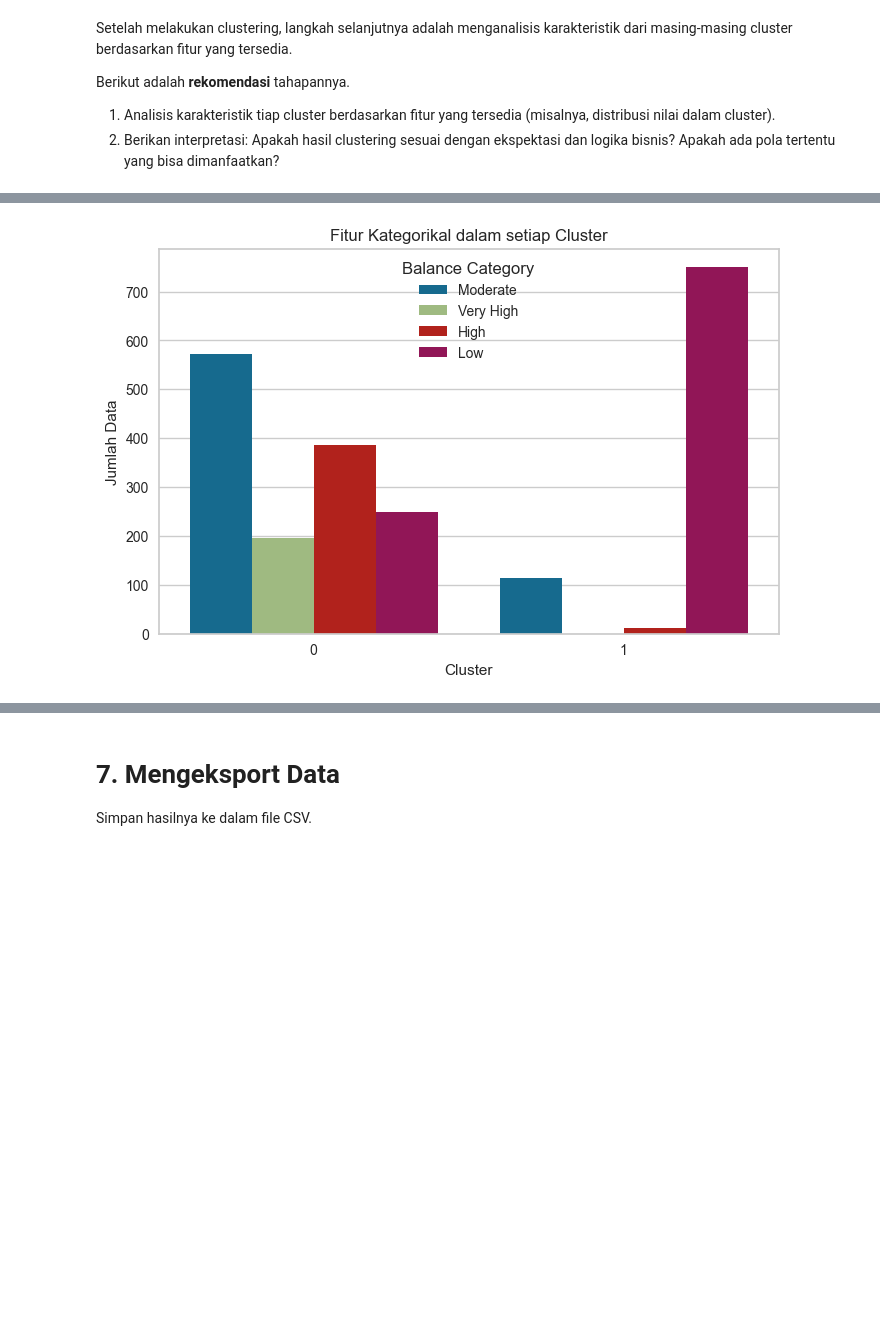
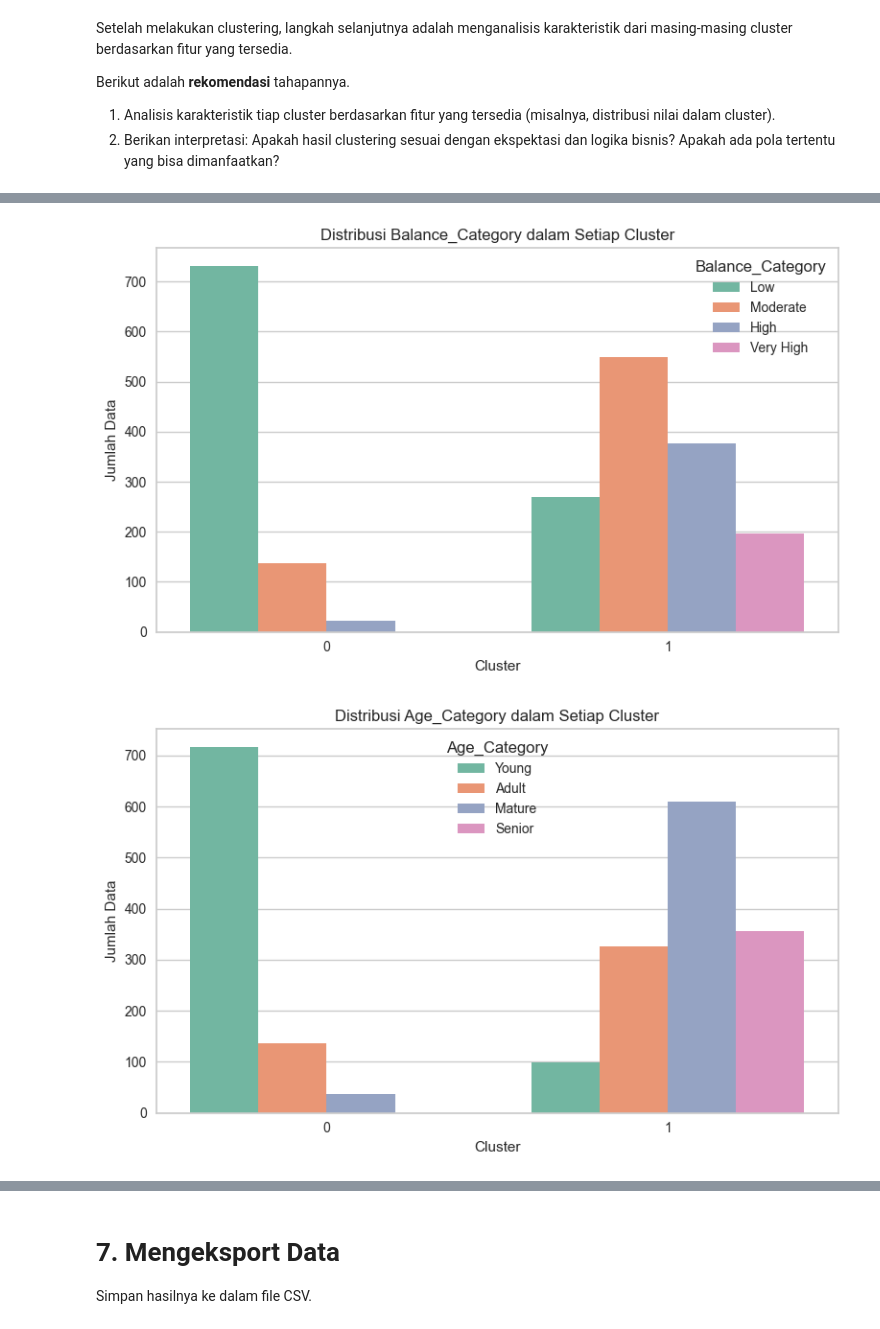
Before and after one commit to suryaagus9/Proyek-Machine-Learning, a Jupyter notebook: [Clustering]_Submission_Akhir_BMLP_Surya_Agus_Nanro.ipynb, the cells around one changed output, grey strips where cells are left out. Saved outputs shown, nothing was run; the diff lists cells and outputs as text; code cells hidden in the pictures; blank space fills up the shorter version.

````diff
--- a/[Clustering]_Submission_Akhir_BMLP_Surya_Agus_Nanro.ipynb
+++ b/[Clustering]_Submission_Akhir_BMLP_Surya_Agus_Nanro.ipynb
@@ -396,8 +400,8 @@ Jumlah data setelah menghapus outlier: 2282
 # %%
 # Encoding Data Kategorikal
 # Frequency Encoding untuk kolom dengan kategori dengan jumlah nilai unik yang banyak
-kolom_freq_encoding = ['AccountID', 'Location', 'DeviceID', 'IP Address', 'MerchantID']
-for kolom in kolom_freq_encoding:
+kolom_kategorik_encoded = ['AccountID', 'Location', 'DeviceID', 'IP Address', 'MerchantID']
+for kolom in kolom_kategorik_encoded:
     hitung_frekuensi = df[kolom].value_counts()
     df[kolom] = df[kolom].map(hitung_frekuensi)
 # %%
@@ -544,7 +547,8 @@ data_clustering.fillna(data_clustering.mean(), inplace=True)
 # %%
-# Inisialisasi dan latih model K-Means dengan 3 cluster
-kmeans_model = KMeans(n_clusters=3, random_state=42, n_init=10)
-df["Cluster"] = kmeans_model.fit_predict(data_clustering)
+# Pembangunan Model Clustering
+# Inisialisasi dan latih model K-Means dengan 2 cluster
+model_kmeans = KMeans(n_clusters=2, random_state=42, n_init=10)
+df["Cluster"] = model_kmeans.fit_predict(data_clustering)
 
 # Hitung jumlah sampel dalam setiap cluster
 distribusi_cluster = df["Cluster"].value_counts().reset_index()
@@ -634,12 +633,9 @@ Jumlah cluster optimal berdasarkan Silhouette Score: 2
 # %% [markdown]
 Silakan lakukan feature selection jika Anda membutuhkan optimasi model clustering. Jika Anda menerapkan proses ini, silakan lakukan pemodelan dan evaluasi kembali menggunakan kolom-kolom hasil feature selection. Terakhir, bandingkan hasil performa model sebelum dan sesudah menerapkan feature selection.
 # %%
-# Mengambil fitur numerik untuk keperluan clustering
-data_numerik = data_clustering[kolom_numerik]
-
 # Standarisasi fitur numerik
-scaler = StandardScaler()
-data_numerik_terstandarisasi = scaler.fit_transform(data_numerik)
+scaler_pca = StandardScaler()
+data_numerik_terstandarisasi = scaler_pca.fit_transform(data_numerik)
 
 # Menerapkan PCA dengan jumlah komponen awal sesuai jumlah fitur numerik
 pca_model = PCA(n_components=len(kolom_numerik))
@@ -805,4 +783,8 @@ Jika data numerik telah dinormalisasi menggunakan StandardScaler atau MinMaxScal
 ```python
 df_normalized[['Fitur_Numerik']] = scaler.inverse_transform(df_normalized[['Fitur_Numerik']])
 ```
+# %%
+df_normalized[kolom_numerik] = scaler.inverse_transform(df_normalized[kolom_numerik])
+
+df_original = df_normalized.copy()
 # %%
@@ -879,11 +849,17 @@ plt.show()
 # %%
-# Visualisasi fitur kategorikal menggunakan countplot dengan warna berbeda
-plt.figure(figsize=(8, 5))
-sns.countplot(x='Cluster', hue=categorical_column, data=df_original)
-plt.title("Fitur Kategorikal dalam setiap Cluster")
-plt.xlabel("Cluster")
-plt.ylabel("Jumlah Data")
-plt.legend(title="Balance Category", loc="best")
-plt.show()
+# Daftar fitur kategorikal yang ingin divisualisasikan
+categorical_columns = ['Balance_Category', 'Age_Category']
+
+# Buat visualisasi countplot untuk masing-masing fitur kategorikal
+for col in categorical_columns:
+    plt.figure(figsize=(8, 5))
+    sns.countplot(x='Cluster', hue=col, data=df_original, palette='Set2')
+    plt.title(f"Distribusi {col} dalam Setiap Cluster")
+    plt.xlabel("Cluster")
+    plt.ylabel("Jumlah Data")
+    plt.legend(title=col, loc="best")
+    plt.tight_layout()
+    plt.show()
 # %% [output]
-[figure, old version]
+[figure, new version]
+[figure, added]
````
Also changed, not shown: parts of 32 cells of this notebook, 2 other files.
